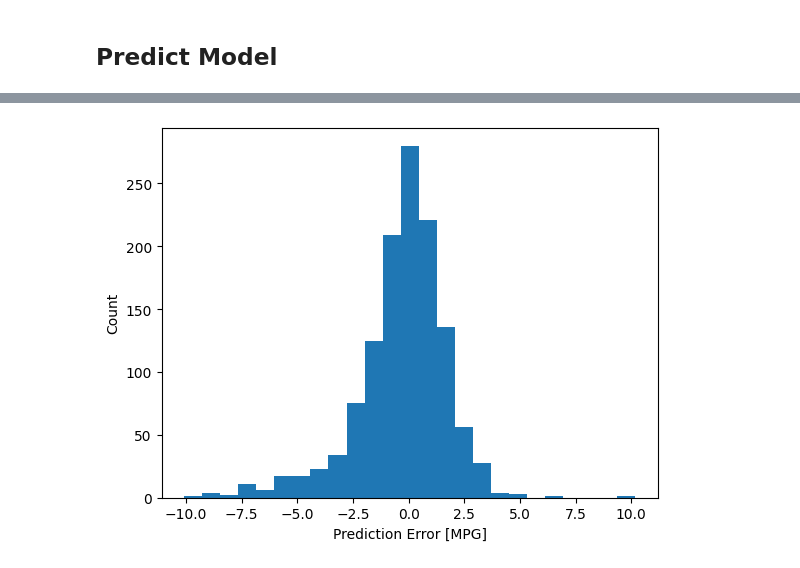
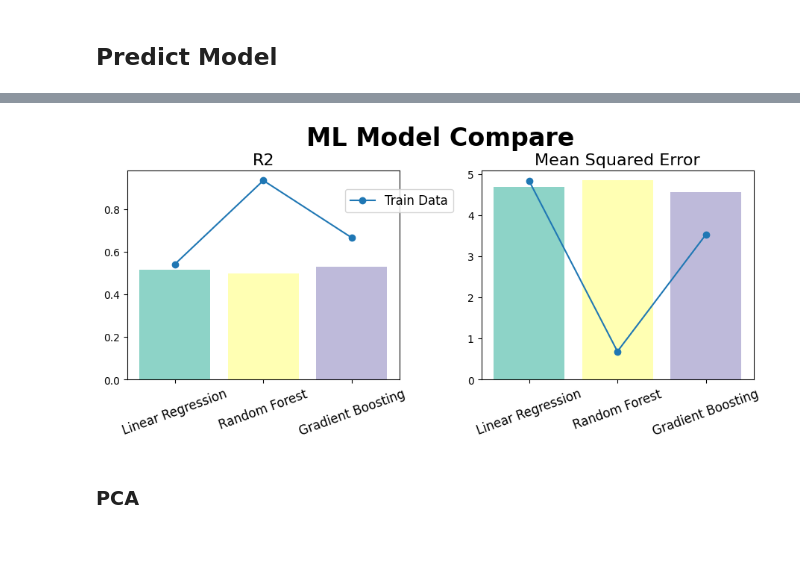
Before and after one commit to GPTeachersDay/.github, a Jupyter notebook: EDA/eda_abalone.ipynb, the cells around one changed output, grey strips where cells are left out. Cells and saved outputs as stored; diff of their text form; code cells hidden in the pictures.

```diff
--- a/EDA/eda_abalone.ipynb
+++ b/EDA/eda_abalone.ipynb
@@ -215,10 +236,7 @@ from sklearn.ensemble import RandomForestRegressor
 model = RandomForestRegressor (random_state=42)
 model.fit(X_train, y_train)
 
-print(f'Train Data')
-get_metrics(model, X_train, y_train)
-
-
-print(f'\nTrain Data')
-get_metrics(model, X_test, y_test)
+rf_r2_train, rf_mae_train, rf_mse_train, rf_rmse_train = get_metrics(model, X_train, y_train)
+print('='*100)
+rf_r2_test, rf_mae_test, rf_mse_test, rf_rmse_test = get_metrics(model, X_test, y_test)
 # %% [output]
@@ -238,10 +256,7 @@ from sklearn.ensemble import GradientBoostingRegressor
 model = GradientBoostingRegressor (random_state=42)
 model.fit(X_train, y_train)
 
-print(f'Train Data')
-get_metrics(model, X_train, y_train)
-
-
-print(f'\nTest Data')
-get_metrics(model, X_test, y_test)
+gb_r2_train, gb_mae_train, gb_mse_train, gb_rmse_train = get_metrics(model, X_train, y_train)
+print('='*100)
+gb_r2_test, gb_mae_test, gb_mse_test, gb_rmse_test = get_metrics(model, X_test, y_test)
 # %% [output]
@@ -387,7 +272,48 @@ _ = plt.plot([-100, 100], [-100, 100])
-# %%
-error = test_predictions - y_test
-plt.hist(error, bins = 25)
-plt.xlabel("Prediction Error [MPG]")
-_ = plt.ylabel("Count")
-# %% [output]
-[figure, removed]
+# %%
+# Metrics to DataFrame
+metrics_df = pd.DataFrame({
+    'Linear Train'          : [ln_r2_train, ln_mae_train, ln_mse_train, ln_rmse_train],
+    'Linear test'           : [ln_r2_test, ln_mae_test, ln_mse_test, ln_rmse_test],
+    'Random Forest Train'   : [rf_r2_train, rf_mae_train, rf_mse_train, rf_rmse_train],
+    'Random Forest test'    : [rf_r2_test, rf_mae_test, rf_mse_test, rf_rmse_test],
+    'Gradient Boost Train'  : [gb_r2_train, gb_mae_train, gb_mse_train, gb_rmse_train],
+    'Gradient Boost test'   : [gb_r2_test, gb_mae_test, gb_mse_test, gb_rmse_test],
+})
+
+metrics_df = pd.DataFrame({
+    'Train R2'                  : [ln_r2_train, rf_r2_train, gb_r2_train],
+    'Test R2'                   : [ln_r2_test, rf_r2_test, gb_r2_test],
+    'Train Mean Squared Error'  : [ln_mse_train, rf_mse_train, gb_mse_train],
+    'Test Mean Squared Error'   : [ln_mse_test, rf_mse_test, gb_mse_test],
+})
+
+
+# 그래프 그리기
+fig = plt.figure(figsize=(12, 4))
+fig.suptitle('ML Model Compare', fontsize = 24, fontweight = 'bold', y = 1)
+
+x_label = ['Linear Regression', 'Random Forest', 'Gradient Boosting']
+
+
+ax = plt.subplot(1, 2, 1)
+plt.title('R2', fontsize = 16, y = 1)
+plt.bar(x_label, metrics_df['Test R2'], color=sns.color_palette('Set3'))
+plt.plot(metrics_df['Train R2'], marker='o', label='Train Data')
+ax.set_xticklabels(x_label, rotation=20, fontsize=12)
+
+ax = plt.subplot(1, 2, 2)
+plt.title('Mean Squared Error', fontsize = 16, y = 1)
+plt.bar(x_label, metrics_df['Test Mean Squared Error'], color=sns.color_palette('Set3'))
+plt.plot(metrics_df['Train Mean Squared Error'], marker='o', label='Train Data')
+ax.set_xticklabels(x_label, rotation=20, fontsize=12)
+# plt.ylim(min(metrics_df['Test Mean Squared Error'])*0.9, max(metrics_df['Test Mean Squared Error'])*1.02)
+
+plt.legend(fontsize=12, loc=(-0.5, 0.8))
+plt.subplots_adjust(right=0.85, left=0.15, top=0.85, bottom=0.15, wspace=0.3, hspace=0.2)
+plt.show()
+
+fig.savefig(save_path + 'abalone_ml_models.png', dpi=80, bbox_inches='tight')
+# %% [output]
+[figure, added]
+# %% [markdown]
+### PCA
```
Also changed, not shown: parts of 26 cells of this notebook.
